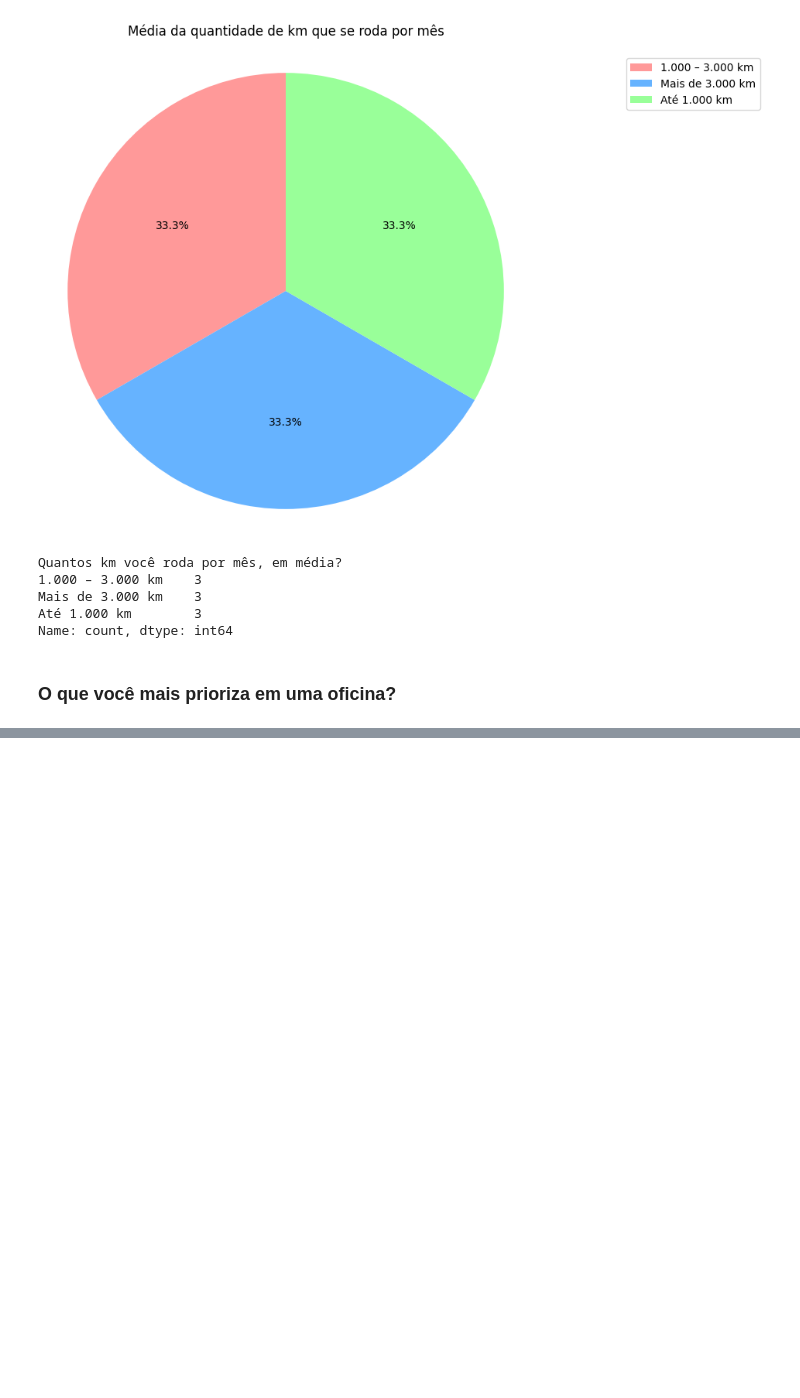
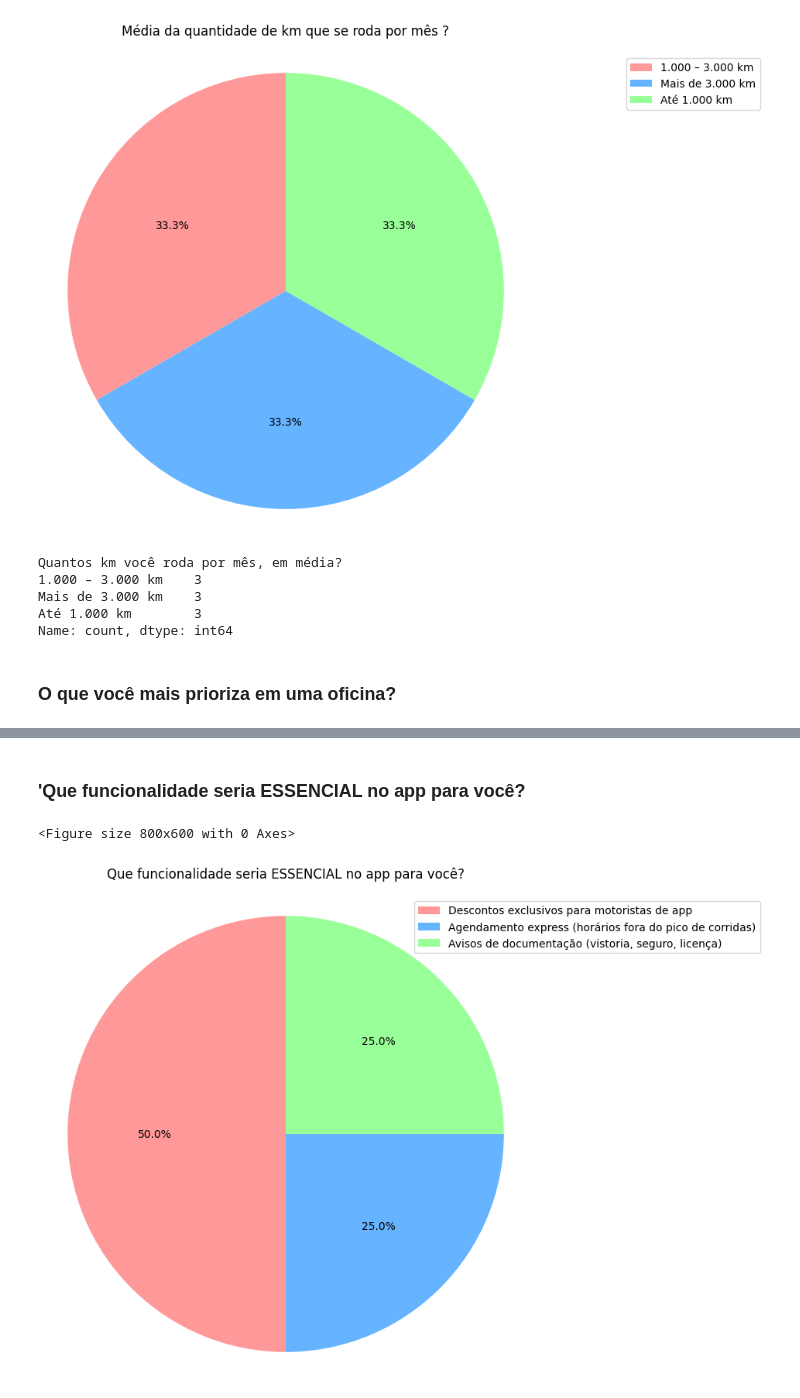
Before and after one commit to RosanaAlves/Oficina-App, a Jupyter notebook: Dados_questionario/Anlise_exploratória_dados_questionário.ipynb, the cells around one changed output, grey strips where cells are left out. Drawn from its saved outputs; the diff is of its cells as text; code cells hidden in the pictures; blank space fills up the shorter version.

```diff
--- a/Dados_questionario/Anlise_exploratória_dados_questionário.ipynb
+++ b/Dados_questionario/Anlise_exploratória_dados_questionário.ipynb
@@ -245,0 +248,18 @@ Name: count, dtype: int64
+# %% [markdown]
+### 'Que funcionalidade seria ESSENCIAL no app para você?
+# %%
+plt.figure(figsize=(8, 6))
+
+# Dados
+contagem = df['Que funcionalidade seria ESSENCIAL no app para você?'].value_counts()
+
+# Plot
+plt.figure(figsize=(8, 8))
+plt.pie(contagem, labels=None, autopct='%1.1f%%', startangle=90, colors=['#ff9999','#66b3ff','#99ff99'])
+plt.title('Que funcionalidade seria ESSENCIAL no app para você?' ,pad=16)
+plt.axis('equal')  # Gráfico redondo
+plt.legend(contagem.index, loc='upper right', bbox_to_anchor=(1.5, 1))
+plt.show()
+# %% [output]
+<Figure size 800x600 with 0 Axes>
+[figure, added]
```
Also changed, not shown: parts of 28 cells of this notebook.
